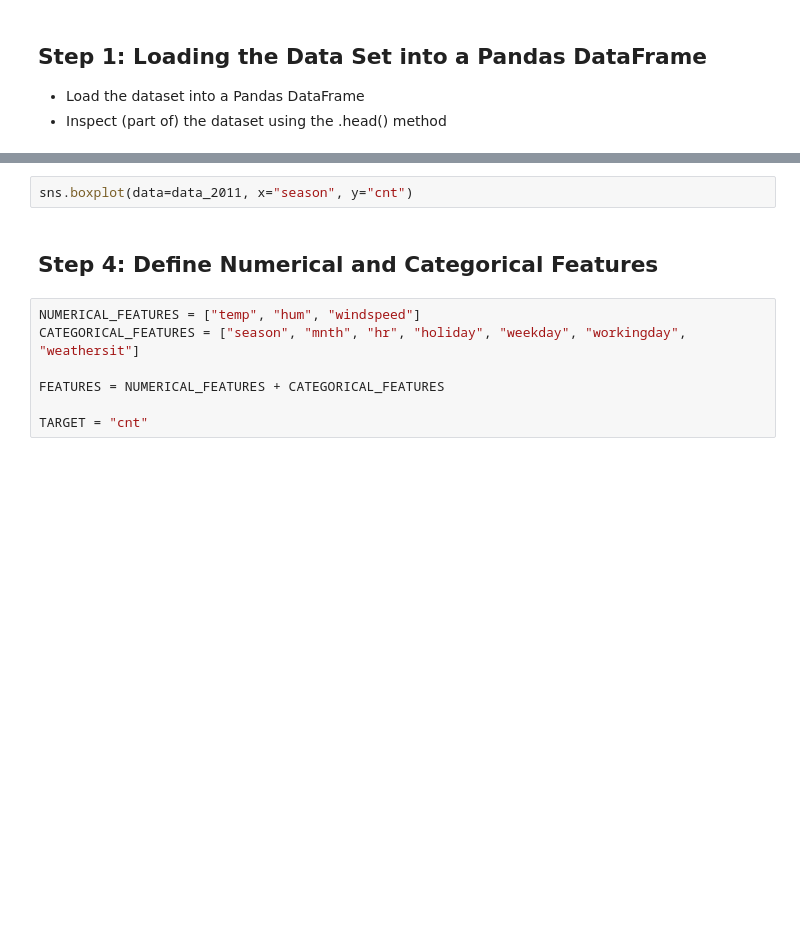
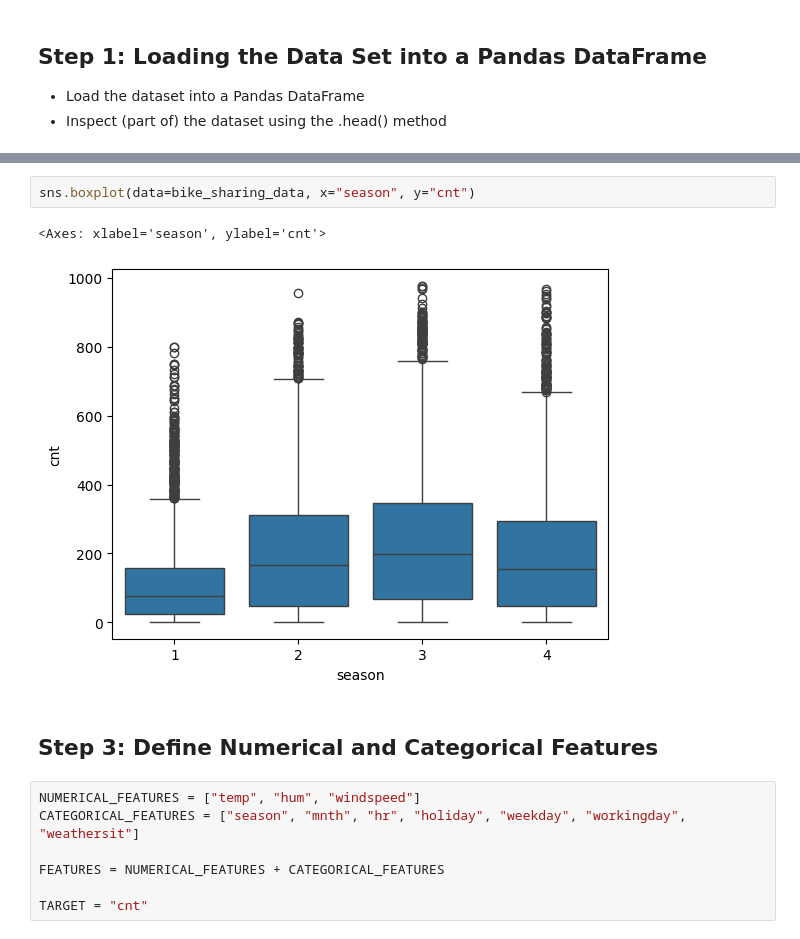
Before and after one commit to aai-institute/aai-studio-mlflow-for-ml-practitioners-shared, a Jupyter notebook: notebooks/bike-sharing-prediction.ipynb, the cells around one changed output, grey strips where cells are left out. Drawn from its saved outputs; the diff is of its cells as text; blank space fills up the shorter version.

```diff
--- a/notebooks/bike-sharing-prediction.ipynb
+++ b/notebooks/bike-sharing-prediction.ipynb
@@ -63,9 +65,12 @@ plt.ylabel("Probability density")
 
 - Feel free to try out different features
 # %%
-sns.boxplot(data=data_2011, x="season", y="cnt")
+sns.boxplot(data=bike_sharing_data, x="season", y="cnt")
+# %% [output]
+<Axes: xlabel='season', ylabel='cnt'>
+[figure, added]
 # %% [markdown]
-## Step 4: Define Numerical and Categorical Features
+## Step 3: Define Numerical and Categorical Features
 # %%
 NUMERICAL_FEATURES = ["temp", "hum", "windspeed"]
 CATEGORICAL_FEATURES = ["season", "mnth", "hr", "holiday", "weekday", "workingday", "weathersit"]
```
Also changed, not shown: parts of 21 cells of this notebook.
